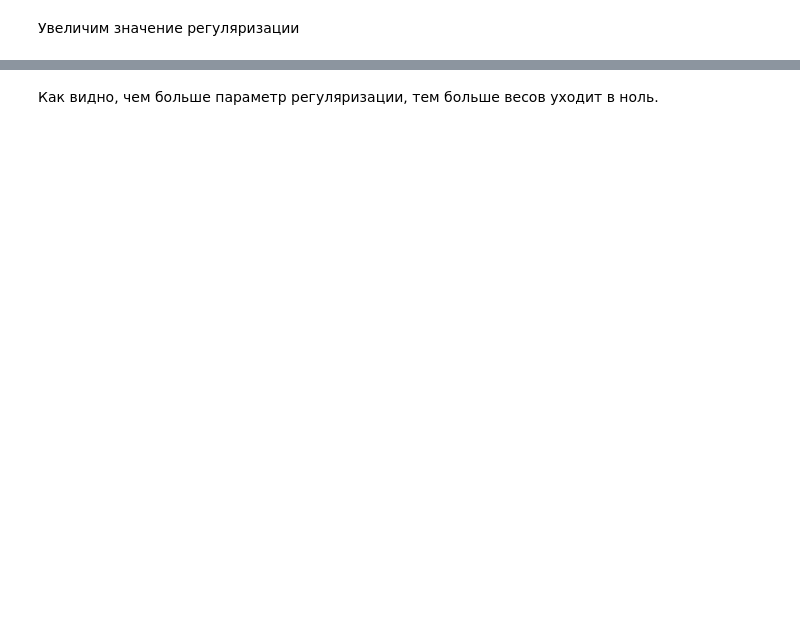
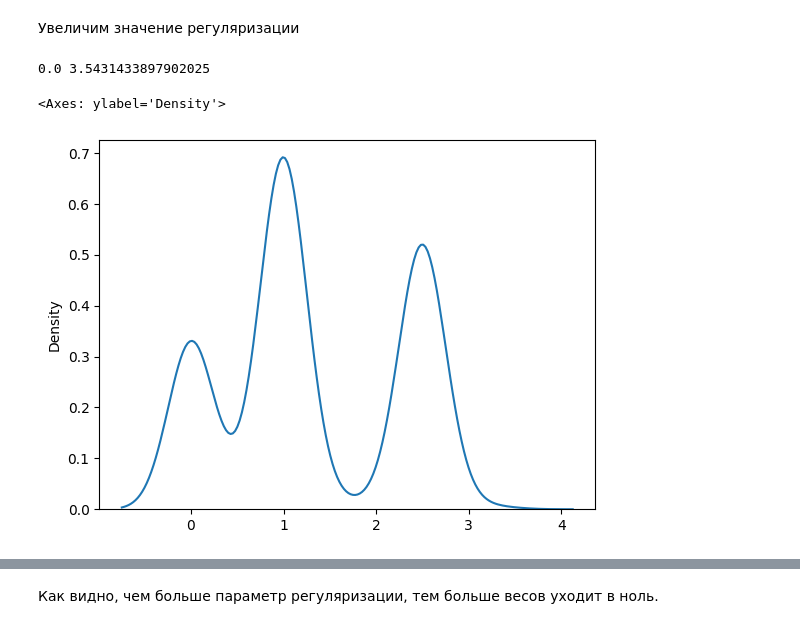
Before and after one commit to Mauzec/spbu_ml_2025, a Jupyter notebook: notebooks/regularization.ipynb, the cells around one changed output, grey strips where cells are left out. Saved outputs shown, nothing was run; the diff lists cells and outputs as text; code cells hidden in the pictures; blank space fills up the shorter version.

```diff
--- a/notebooks/regularization.ipynb
+++ b/notebooks/regularization.ipynb
@@ -365,10 +369,14 @@ AttributeError: 'Lasso' object has no attribute 'coef_'
 # %%
 from sklearn.linear_model import Lasso, Ridge
 
 lasso = Lasso(alpha=4.)
-# YOUR CODE: fit lasso
+lasso.fit(X_train, y_train)
 print(lasso.coef_[3], lasso.intercept_)
 sns.kdeplot(lasso.coef_)
+# %% [output]
+0.0 3.5431433897902025
+<Axes: ylabel='Density'>
+[figure, added]
 # %%
 from sklearn.linear_model import Lasso, Ridge
 
```
Also changed, not shown: parts of 29 cells of this notebook, 1 other file.
